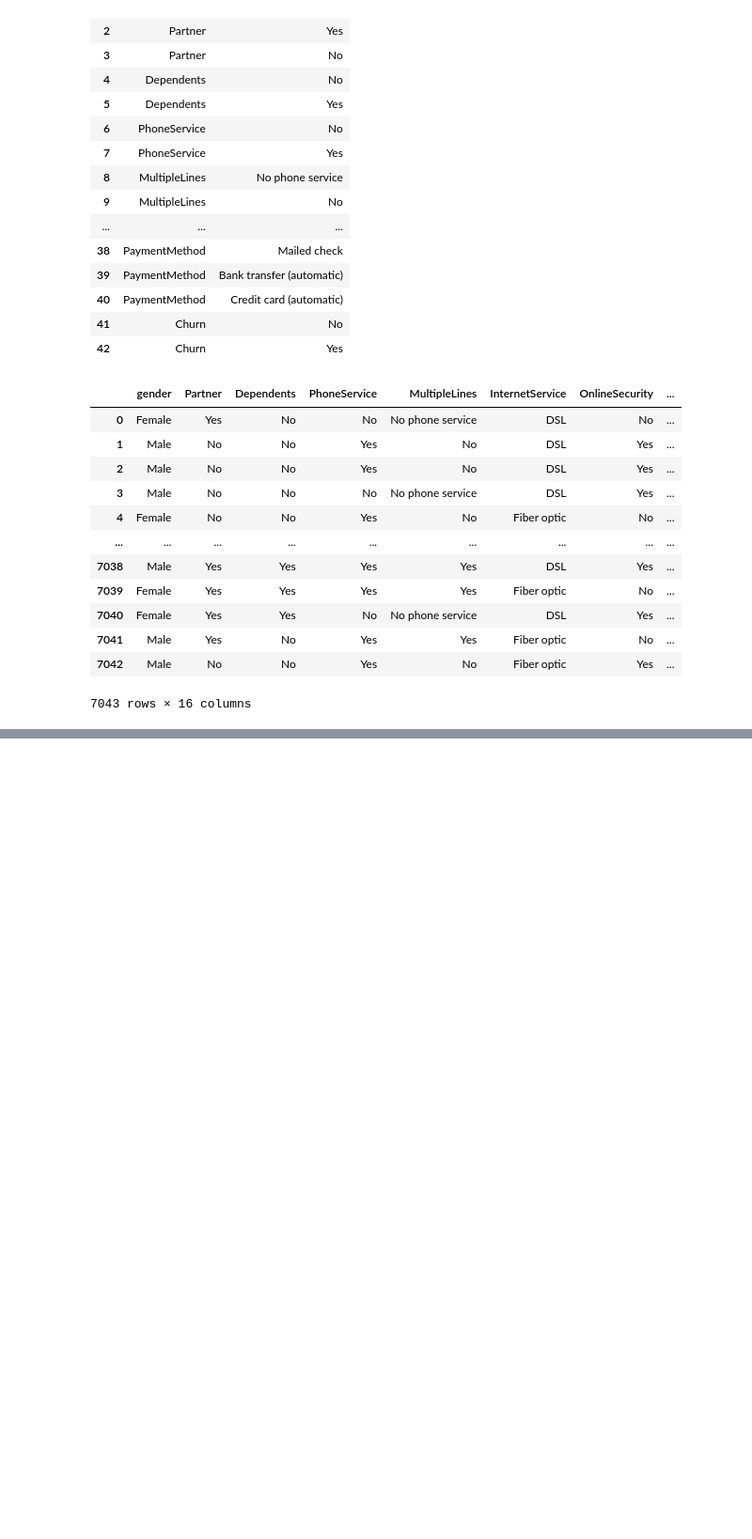
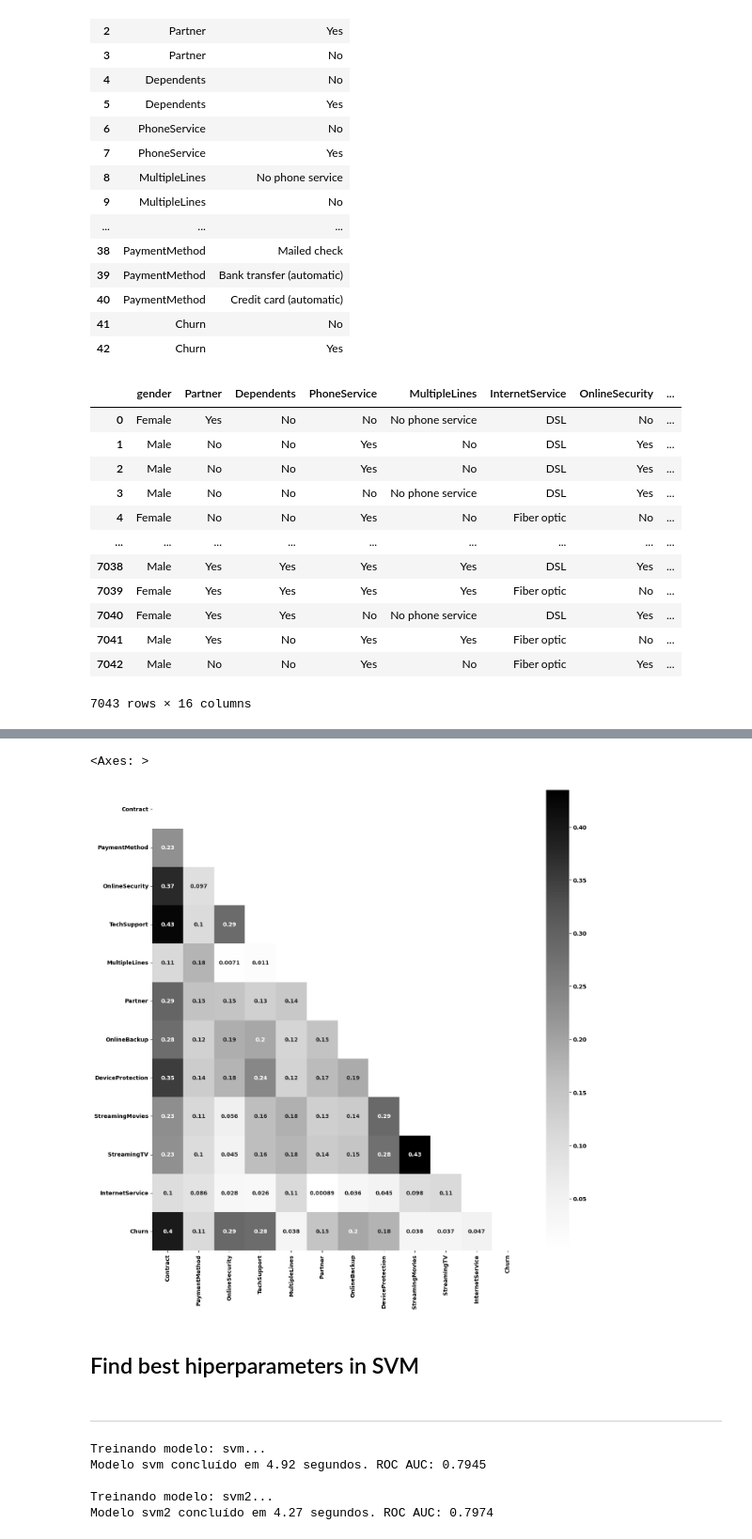
Before and after one commit to pereiranuno/telecom_customer_churn, a Jupyter notebook: customer_churn.ipynb, the cells around one changed output, grey strips where cells are left out. Shown at 94% size. Cells and saved outputs as stored; diff of their text form; code cells hidden in the pictures; blank space fills up the shorter version.

```diff
--- a/customer_churn.ipynb
+++ b/customer_churn.ipynb
@@ -234,0 +474,12 @@ df_transformed.sample(15)
+# %%
+# Selecionar as 5 features mais importantes
+top_features = random_forest_importances["Feature"].head(11).tolist()
+
+# Criar um novo DataFrame com as top 5 features + variável target 'Churn'
+df_transformed = df_transformed[top_features + ['Churn']]
+# %%
+fig, ax = plt.subplots(figsize=(15,15))
+sns.heatmap(df_transformed.corr().abs(), annot=True, cmap = "Greys",ax=ax, mask = np.triu(np.ones_like(df_transformed.corr().abs(), dtype=bool)))
+# %% [output]
+<Axes: >
+[figure, added]
@@ -234,0 +695,4 @@ df_transformed.sample(15)
+# %% [markdown]
+## Find best hiperparameters in SVM
+# %% [markdown]
+---
@@ -234,0 +728,8 @@ df_transformed.sample(15)
+# %%
+grid_search_results, resource_usage, grid_search_results_overall = train_models_with_gridsearch(models_and_params, X_train, y_train, X_test, y_test)
+# %% [output]
+Treinando modelo: svm...
+Modelo svm concluído em 4.92 segundos. ROC AUC: 0.7945
+
+Treinando modelo: svm2...
+Modelo svm2 concluído em 4.27 segundos. ROC AUC: 0.7974
```
Also changed, not shown: parts of 76 cells of this notebook.
